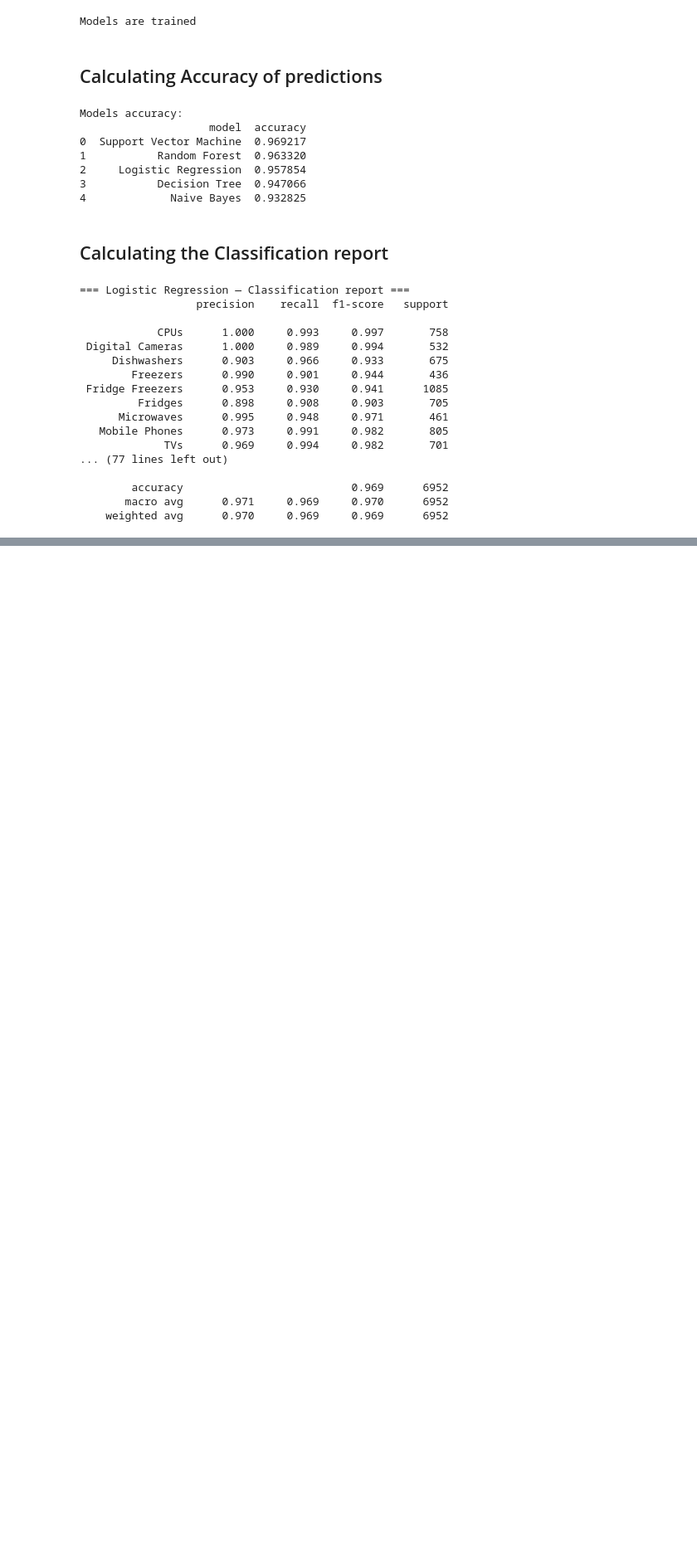
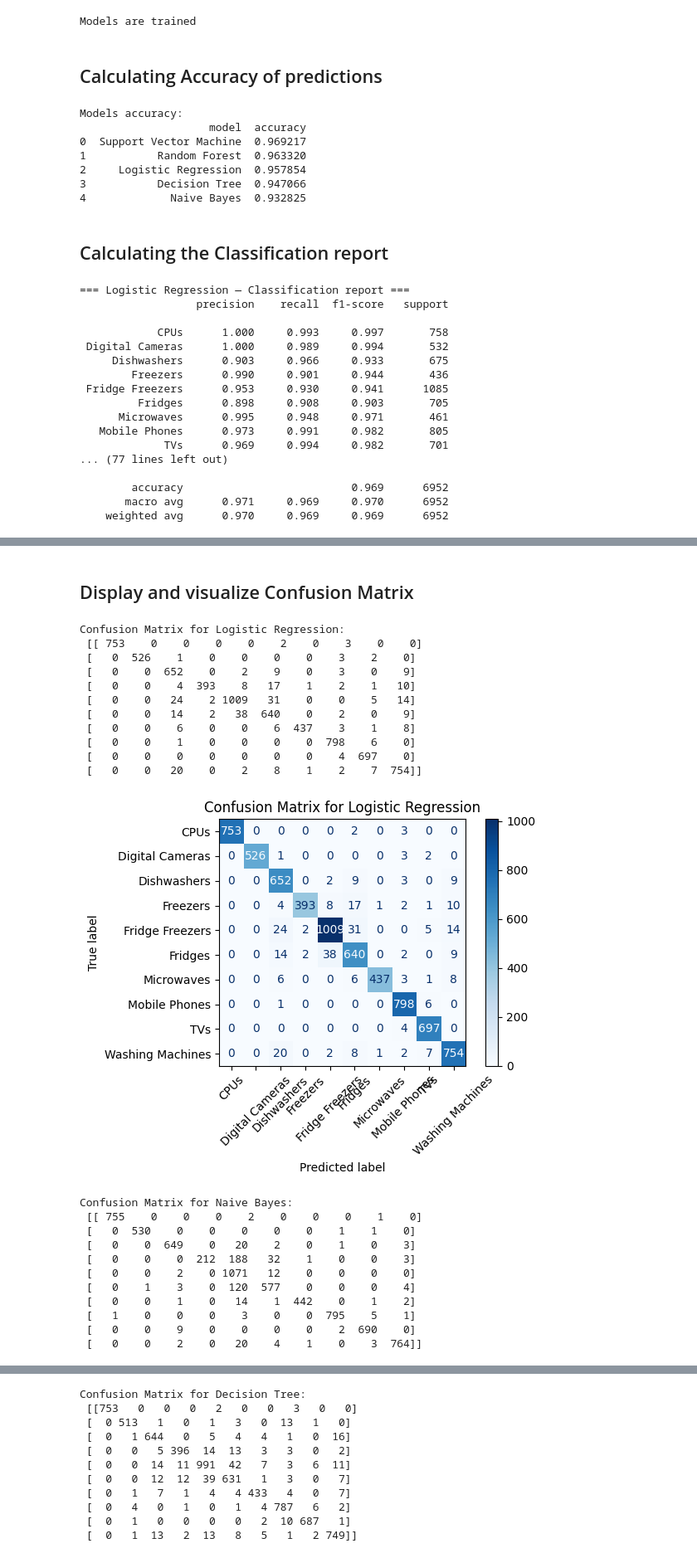
Before and after one commit to ScumpikLau/ml-product-category-laura-corbu, a Jupyter notebook: notebook/model_comparison_analysis.ipynb, the cells around one changed output, grey strips where cells are left out. Shown at 83% size. Drawn from its saved outputs; the diff is of its cells as text; code cells hidden in the pictures; blank space fills up the shorter version.

Commit message:
Created and visualized confusion matrix

```diff
--- a/notebook/model_comparison_analysis.ipynb
+++ b/notebook/model_comparison_analysis.ipynb
@@ -159,0 +160,41 @@ We can see that **Support Vector Machine** has the highest scores, as Precision,
+# %% [markdown]
+## Display and visualize Confusion Matrix
+# %%
+from sklearn.metrics import ConfusionMatrixDisplay
+import matplotlib.pyplot as plt
+
+labels = sorted(y.unique())
+
+for name, y_pred in preds.items():
+    cm = confusion_matrix(y_test, y_pred, labels=labels)
+    print(f"Confusion Matrix for {name}:\n {cm}")
+    disp = ConfusionMatrixDisplay(confusion_matrix=cm, display_labels=labels)
+    disp.plot(colorbar= True, cmap=plt.cm.Blues)
+    disp.ax_.tick_params(axis='x', labelrotation=45)  # ← rotește X
+    disp.ax_.set_title(f"Confusion Matrix for {name}")
+    plt.tight_layout()
+    plt.show()
+# %% [output]
+Confusion Matrix for Logistic Regression:
+ [[ 753    0    0    0    0    2    0    3    0    0]
+ [   0  526    1    0    0    0    0    3    2    0]
+ [   0    0  652    0    2    9    0    3    0    9]
+ [   0    0    4  393    8   17    1    2    1   10]
+ [   0    0   24    2 1009   31    0    0    5   14]
+ [   0    0   14    2   38  640    0    2    0    9]
+ [   0    0    6    0    0    6  437    3    1    8]
+ [   0    0    1    0    0    0    0  798    6    0]
+ [   0    0    0    0    0    0    0    4  697    0]
+ [   0    0   20    0    2    8    1    2    7  754]]
+[figure, added]
+Confusion Matrix for Naive Bayes:
+ [[ 755    0    0    0    2    0    0    0    1    0]
+ [   0  530    0    0    0    0    0    1    1    0]
+ [   0    0  649    0   20    2    0    1    0    3]
+ [   0    0    0  212  188   32    1    0    0    3]
+ [   0    0    2    0 1071   12    0    0    0    0]
+ [   0    1    3    0  120  577    0    0    0    4]
+ [   0    0    1    0   14    1  442    0    1    2]
+ [   1    0    0    0    3    0    0  795    5    1]
+ [   0    0    9    0    0    0    0    2  690    0]
+ [   0    0    2    0   20    4    1    0    3  764]]
@@ -159,0 +202,11 @@ We can see that **Support Vector Machine** has the highest scores, as Precision,
+Confusion Matrix for Decision Tree:
+ [[753   0   0   0   2   0   0   3   0   0]
+ [  0 513   1   0   1   3   0  13   1   0]
+ [  0   1 644   0   5   4   4   1   0  16]
+ [  0   0   5 396  14  13   3   3   0   2]
+ [  0   0  14  11 991  42   7   3   6  11]
+ [  0   0  12  12  39 631   1   3   0   7]
+ [  0   1   7   1   4   4 433   4   0   7]
+ [  0   4   0   1   0   1   4 787   6   2]
+ [  0   1   0   0   0   0   2  10 687   1]
+ [  0   1  13   2  13   8   5   1   2 749]]
```
Also changed, not shown: parts of 2 cells of this notebook.
